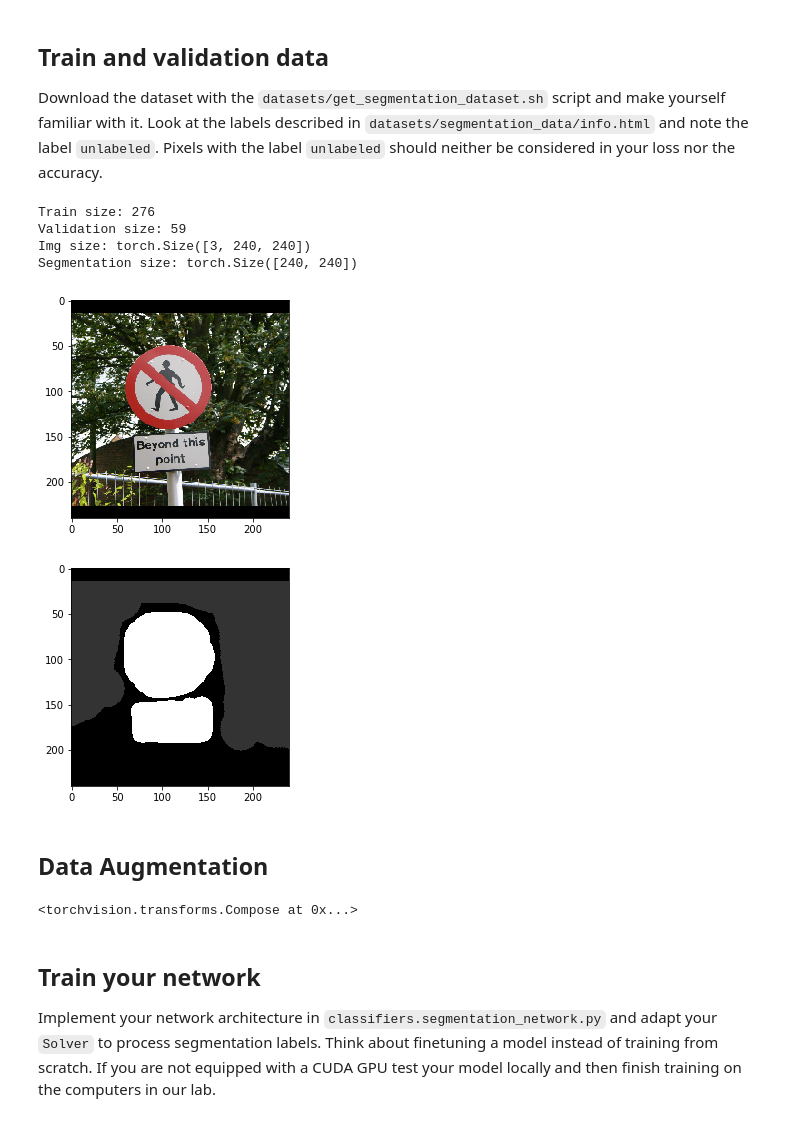
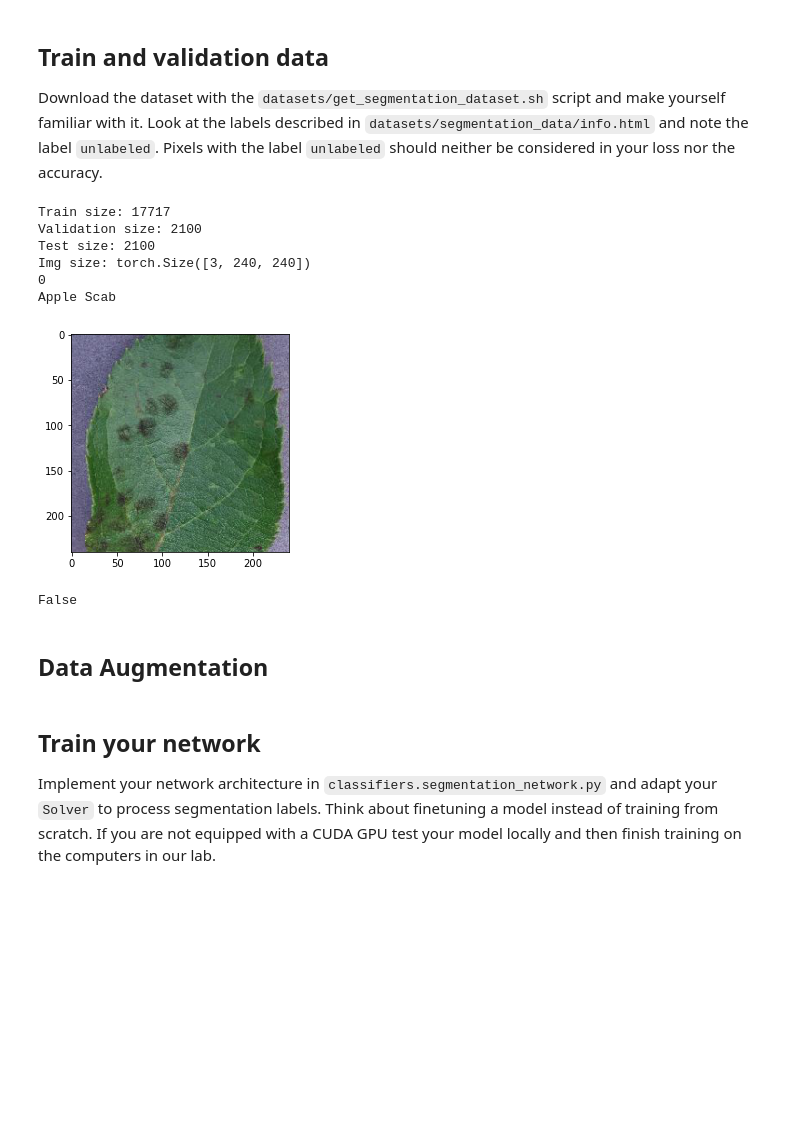
Before and after one commit to kishansharma3012/DL4CV-Project-, a Jupyter notebook: Disease_classification_Resnet18.ipynb, the cells around one changed output. Drawn from its saved outputs; the diff is of its cells as text; code cells hidden in the pictures; blank space fills up the shorter version.

```diff
--- a/Disease_classification_Resnet18.ipynb
+++ b/Disease_classification_Resnet18.ipynb
@@ -34,38 +28,41 @@ val_data = SegmentationData(root='datasets/segmentation_data',
+# %%
+import os
+dataset_folder = os.path.join(os.path.join(os.path.expanduser('~')), 'Desktop', 'datasets', 'train')
+
+train_data = ClassificationData(root=dataset_folder,
+                              image_list='train.txt')
+
+val_data = ClassificationData(root=dataset_folder,
+                            image_list='val.txt')
+
+test_data = ClassificationData(root=dataset_folder,
+                            image_list='test.txt')
 # %%
 print("Train size: %i" % len(train_data))
 print("Validation size: %i" % len(val_data))
+print("Test size: %i" % len(test_data))
 
-img, target = train_data[1]
+img, target_labels = train_data[1]
+target, name = target_labels
+
 print("Img size: " + str(img.size()))
-print("Segmentation size: " + str(target.size()))
+print(target)
+print(name)
+
 plt.figure(figsize=(4,4))
 plt.imshow(img.numpy().transpose(1,2,0))
 plt.show()
-plt.figure(figsize=(4,4))
-plt.imshow(target.numpy())
-plt.show()
+
+use_gpu = torch.cuda.is_available()
+print use_gpu
 # %% [output]
-Train size: 276
-Validation size: 59
+Train size: 17717
+Validation size: 2100
+Test size: 2100
 Img size: torch.Size([3, 240, 240])
-Segmentation size: torch.Size([240, 240])
+0
+Apple Scab
-[figure, old version]
+[figure, new version]
-[figure, removed]
+False
 # %% [markdown]
 ## Data Augmentation
-# %%
-"""
-data_transforms = {
-    'train': transforms.Compose([
-        transforms.CenterCrop(200),
-        transforms.Scale(240)
-    ]),
-    'val': transforms.Compose([
-        transforms.CenterCrop(200),
-        transforms.Scale(240)
-    ]),
-}
-data_transforms['train']
-"""
-# %% [output]
-<torchvision.transforms.Compose at 0x...>
```
Also changed, not shown: parts of 3 cells of this notebook, 1 other file.
